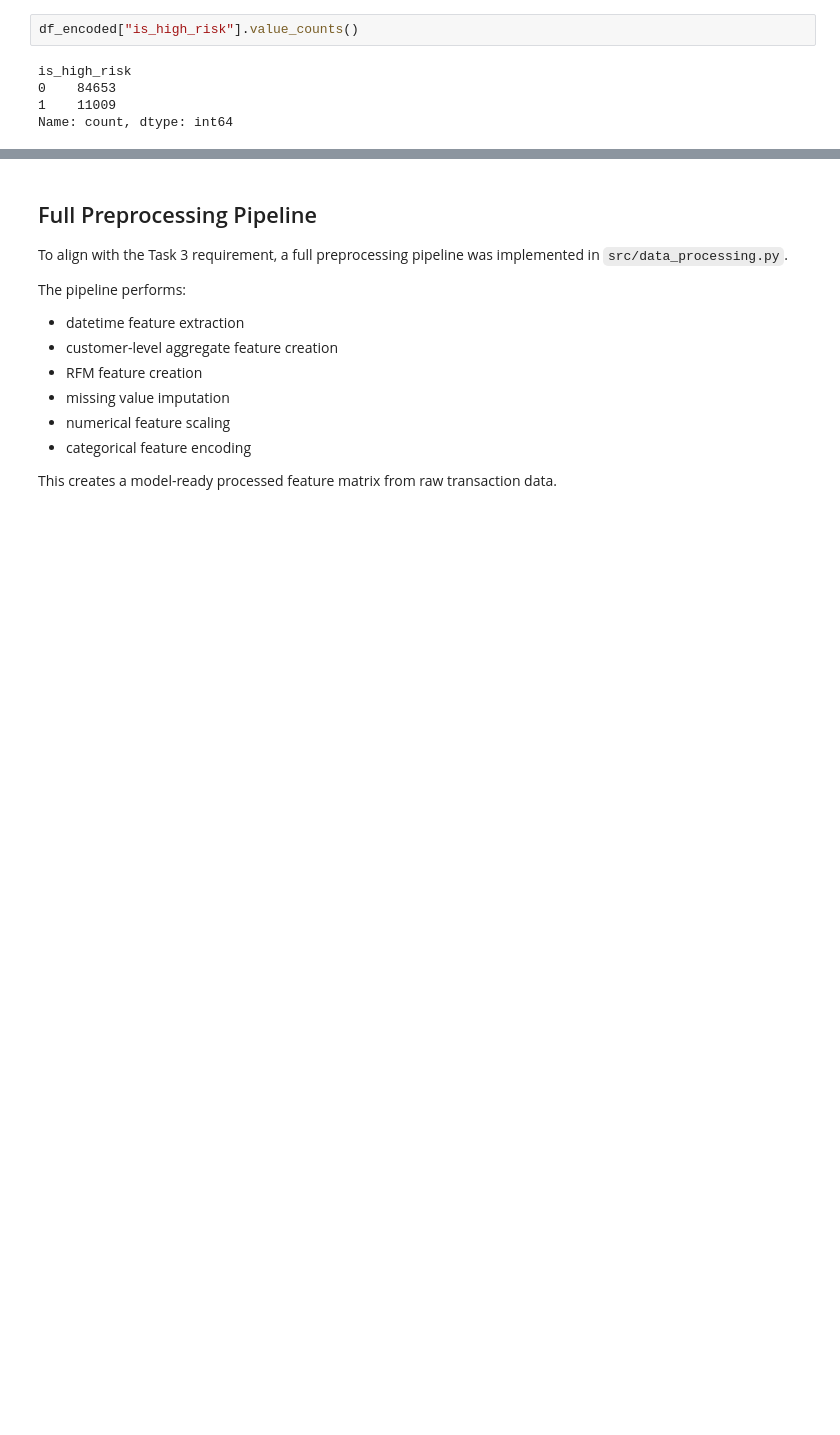
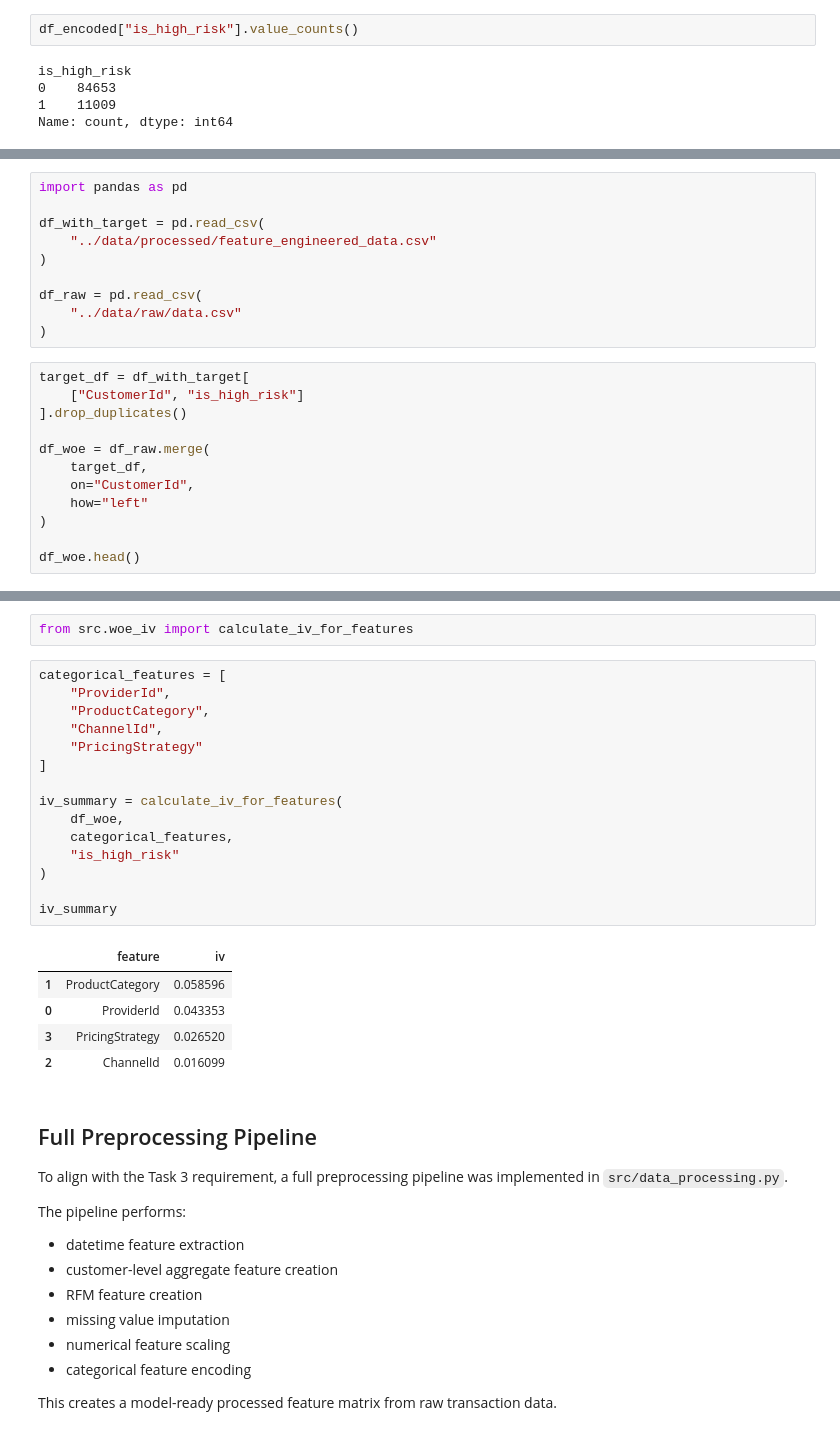
Before and after one commit to Bilen189/credit-risk-model, a Jupyter notebook: notebooks/03_feature_engineering.ipynb, the cells around one changed output, grey strips where cells are left out. Saved outputs shown, nothing was run; the diff lists cells and outputs as text; blank space fills up the shorter version.

```diff
--- a/notebooks/03_feature_engineering.ipynb
+++ b/notebooks/03_feature_engineering.ipynb
@@ -258,0 +257,22 @@ Name: count, dtype: int64
+# %%
+import pandas as pd
+
+df_with_target = pd.read_csv(
+    "../data/processed/feature_engineered_data.csv"
+)
+
+df_raw = pd.read_csv(
+    "../data/raw/data.csv"
+)
+# %%
+target_df = df_with_target[
+    ["CustomerId", "is_high_risk"]
+].drop_duplicates()
+
+df_woe = df_raw.merge(
+    target_df,
+    on="CustomerId",
+    how="left"
+)
+
+df_woe.head()
@@ -259,3 +286,26 @@ Name: count, dtype: int64
+# %%
+from src.woe_iv import calculate_iv_for_features
+# %%
+categorical_features = [
+    "ProviderId",
+    "ProductCategory",
+    "ChannelId",
+    "PricingStrategy"
+]
+
+iv_summary = calculate_iv_for_features(
+    df_woe,
+    categorical_features,
+    "is_high_risk"
+)
+
+iv_summary
+# %% [output]
+|  | feature | iv |
+| 1 | ProductCategory | 0.058596 |
+| 0 | ProviderId | 0.043353 |
+| 3 | PricingStrategy | 0.026520 |
+| 2 | ChannelId | 0.016099 |
 # %% [markdown]
 ## Full Preprocessing Pipeline
 
```
Also changed, not shown: parts of 4 cells of this notebook.
